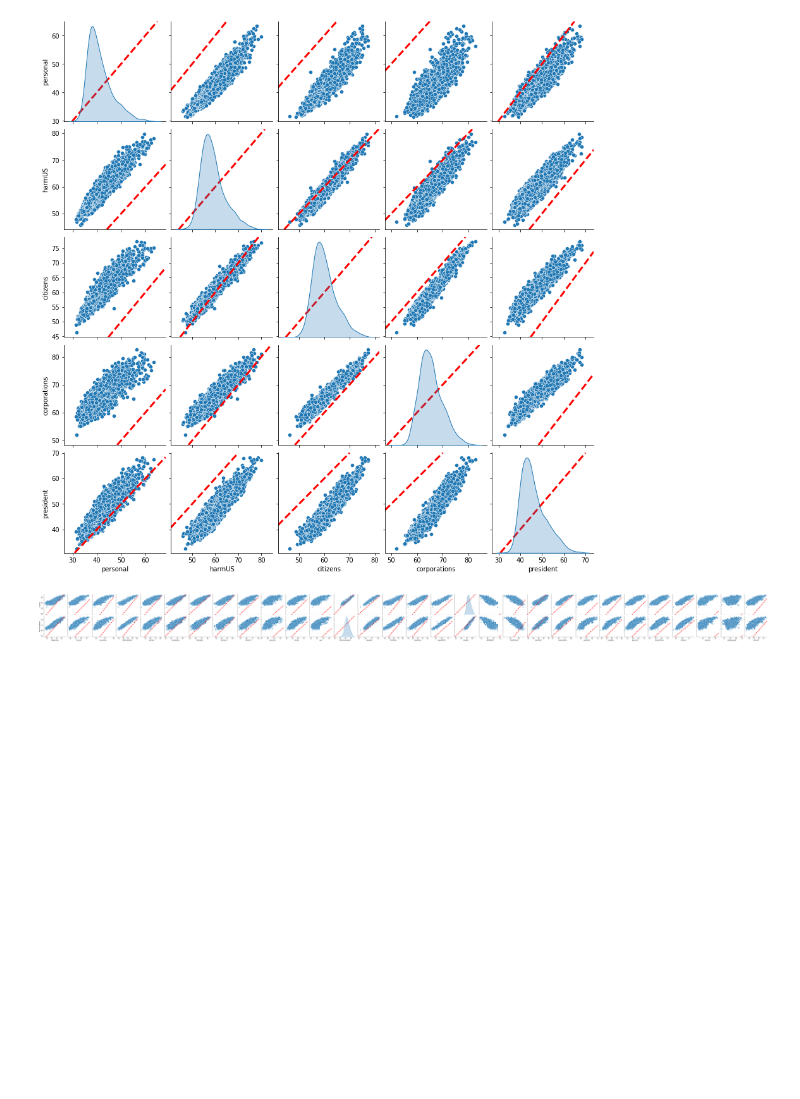
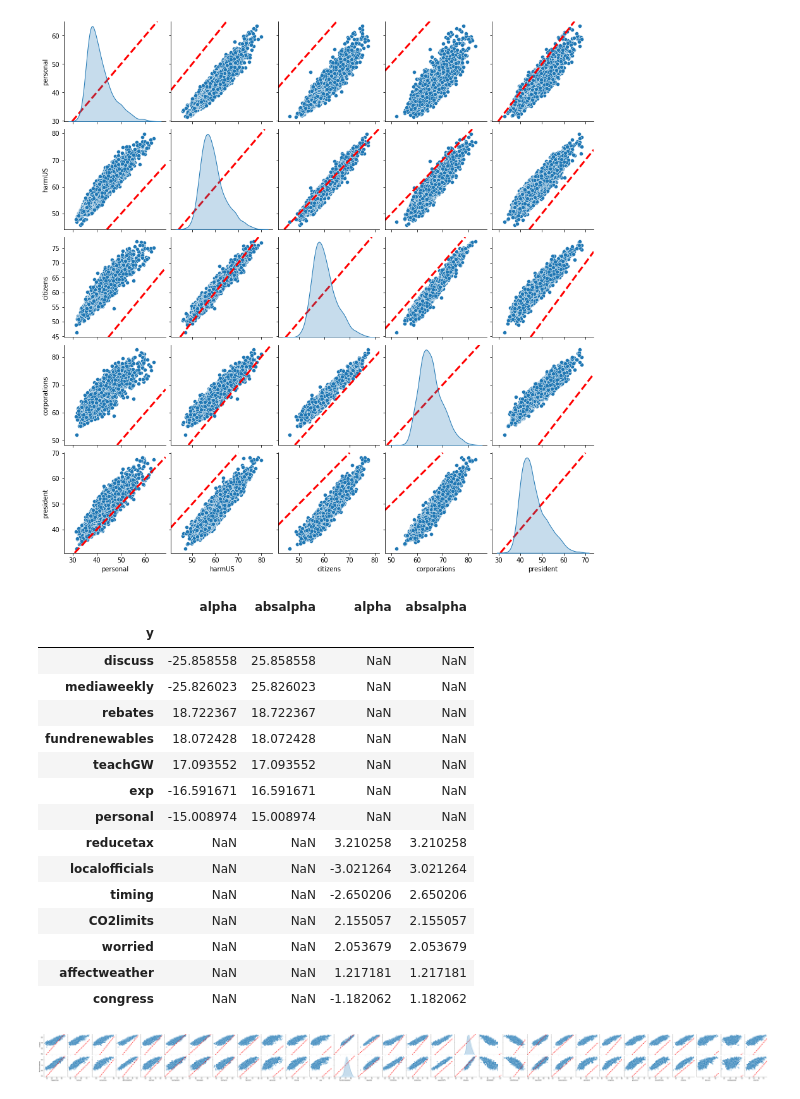
Before and after one commit to eric-mc2/ClimateOpEd, a Jupyter notebook: analysis-all.ipynb, the cells around one changed output. Saved outputs shown, nothing was run; the diff lists cells and outputs as text; code cells hidden in the pictures; blank space fills up the shorter version.

```diff
--- a/analysis-all.ipynb
+++ b/analysis-all.ipynb
@@ -77,3 +90,41 @@ for ax in chart.axes.ravel():
 # %% [output]
 [figure]
+# %%
+# Look for broadly popular or unpopular opinions, compared to other opinions
+yy, xx, alphas = [], [], []
+for qa in [q for q in questions if 'drill' not in q] + ['drillANWROppose','drilloffshoreOppose']:
+    for qb in [q for q in questions if 'drill' not in q] + ['drillANWROppose','drilloffshoreOppose']:
+        # We're swapping drill <-> drillOppose because those are the only ones with negative correlations
+        if qa == qb:
+            continue
+        leveled_y = pd.Series(opinions.loc[:, qa] - opinions.loc[:, qb], name=qa)
+        # Results are robust to counting people instead of percentages. (rebates and renewables still in top 7)
+        # leveled_y = pd.Series(weighted_opinions.loc[:, qa] - weighted_opinions.loc[:, qb], name=qa)
+        yy.append(qa)
+        xx.append(qb)
+        alphas.append(leveled_y.mean())
+
+opinion_bias = pd.concat([pd.Series(yy,name='y'),
+                            pd.Series(xx,name='x'),
+                            pd.Series(alphas,name='alpha')], axis=1)
+popular = opinion_bias.groupby('y').mean().assign(absalpha = lambda x: np.abs(x['alpha'])).sort_values('absalpha', ascending=False).head(7)
+unpopular = opinion_bias.groupby('y').mean().assign(absalpha = lambda x: np.abs(x['alpha'])).sort_values('absalpha', ascending=False).tail(7)
+pd.concat([popular, unpopular], axis=1)
+# %% [output]
+|  | alpha | absalpha | alpha | absalpha |
+| y |  |  |  |  |
+| discuss | -25.858558 | 25.858558 | NaN | NaN |
+| mediaweekly | -25.826023 | 25.826023 | NaN | NaN |
+| rebates | 18.722367 | 18.722367 | NaN | NaN |
+| fundrenewables | 18.072428 | 18.072428 | NaN | NaN |
+| teachGW | 17.093552 | 17.093552 | NaN | NaN |
+| exp | -16.591671 | 16.591671 | NaN | NaN |
+| personal | -15.008974 | 15.008974 | NaN | NaN |
+| reducetax | NaN | NaN | 3.210258 | 3.210258 |
+| localofficials | NaN | NaN | -3.021264 | 3.021264 |
+| timing | NaN | NaN | -2.650206 | 2.650206 |
+| CO2limits | NaN | NaN | 2.155057 | 2.155057 |
+| worried | NaN | NaN | 2.053679 | 2.053679 |
+| affectweather | NaN | NaN | 1.217181 | 1.217181 |
+| congress | NaN | NaN | -1.182062 | 1.182062 |
 # %%
```
Also changed, not shown: parts of 61 cells of this notebook.
